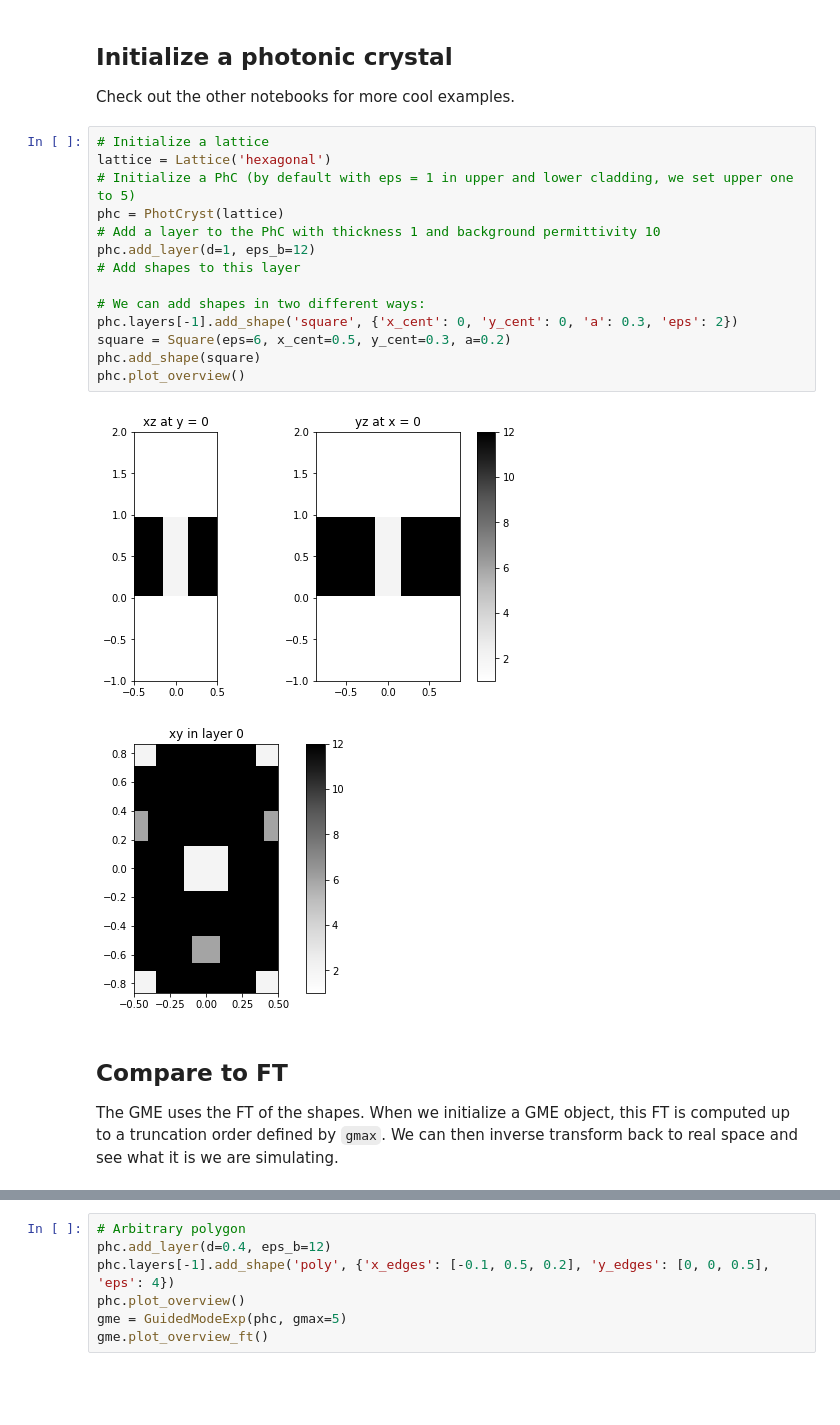
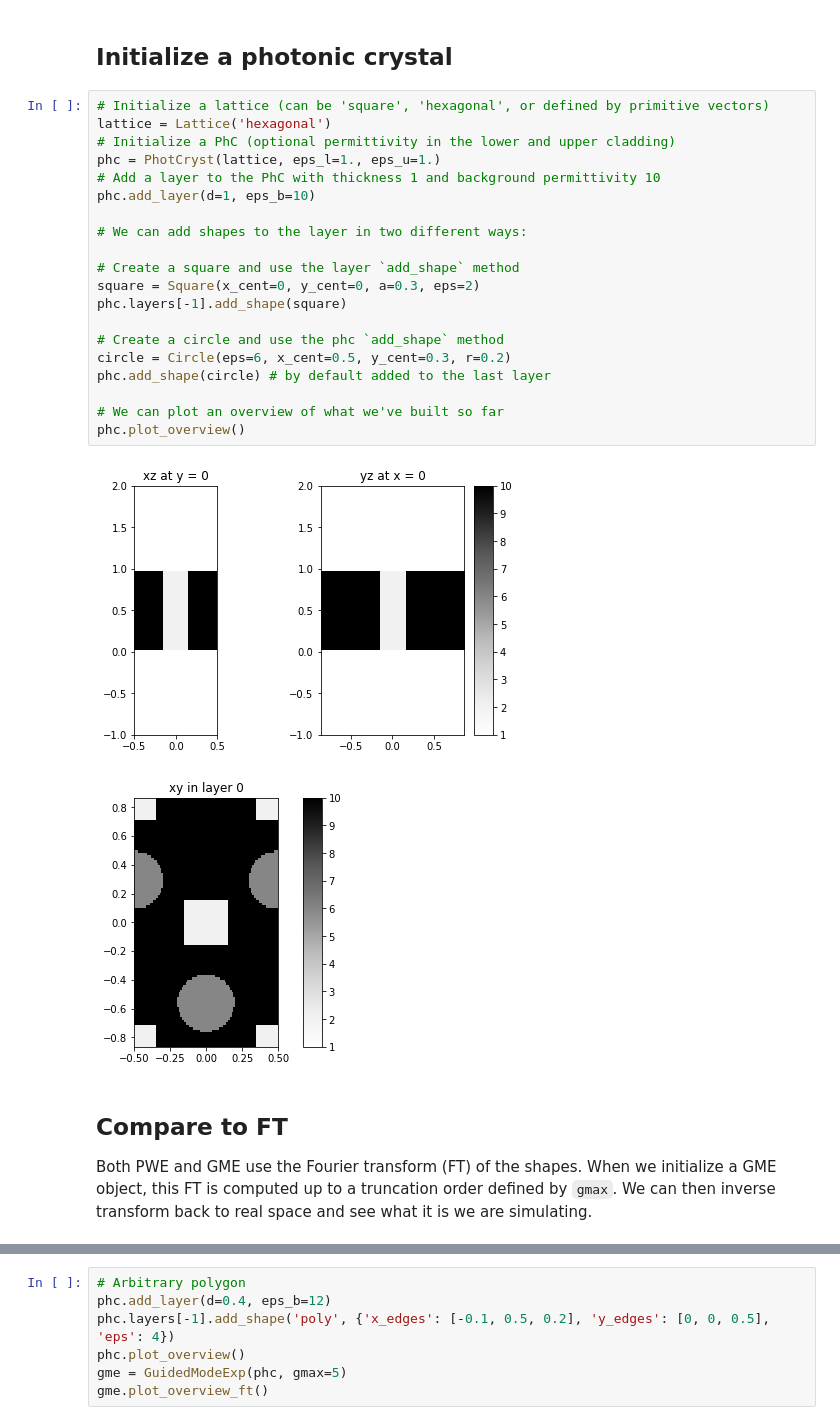
Before and after one commit to fancompute/legume, a Jupyter notebook: Notebooks/Demo_shapes_layers.ipynb, the cells around one changed output, grey strips where cells are left out. Drawn from its saved outputs; the diff is of its cells as text; blank space fills up the shorter version.

```diff
--- a/Notebooks/Demo_shapes.ipynb
+++ b/Notebooks/Demo_shapes_layers.ipynb
@@ -14,28 +14,32 @@ from pygme.gme import GuidedModeExp
 from pygme.utils import plot_reciprocal
 # %% [markdown]
 ## Initialize a photonic crystal
-
-Check out the other notebooks for more cool examples.
 # %%
-# Initialize a lattice
+# Initialize a lattice (can be 'square', 'hexagonal', or defined by primitive vectors)
 lattice = Lattice('hexagonal')
-# Initialize a PhC (by default with eps = 1 in upper and lower cladding, we set upper one to 5)
-phc = PhotCryst(lattice)
+# Initialize a PhC (optional permittivity in the lower and upper cladding)
+phc = PhotCryst(lattice, eps_l=1., eps_u=1.)
 # Add a layer to the PhC with thickness 1 and background permittivity 10
-phc.add_layer(d=1, eps_b=12)
-# Add shapes to this layer
+phc.add_layer(d=1, eps_b=10)
 
-# We can add shapes in two different ways:
-phc.layers[-1].add_shape('square', {'x_cent': 0, 'y_cent': 0, 'a': 0.3, 'eps': 2})
-square = Square(eps=6, x_cent=0.5, y_cent=0.3, a=0.2)
-phc.add_shape(square)
+# We can add shapes to the layer in two different ways:
+
+# Create a square and use the layer `add_shape` method
+square = Square(x_cent=0, y_cent=0, a=0.3, eps=2)
+phc.layers[-1].add_shape(square)
+
+# Create a circle and use the phc `add_shape` method
+circle = Circle(eps=6, x_cent=0.5, y_cent=0.3, r=0.2)
+phc.add_shape(circle) # by default added to the last layer
+
+# We can plot an overview of what we've built so far
 phc.plot_overview()
 # %% [output]
-[figure, old version]
+[figure, new version]
-[figure, old version]
+[figure, new version]
 # %% [markdown]
 ## Compare to FT
-The GME uses the FT of the shapes. When we initialize a GME object, this FT is computed up to a truncation order defined by `gmax`. We can then inverse transform back to real space and see what it is we are simulating.
+Both PWE and GME use the Fourier transform (FT) of the shapes. When we initialize a GME object, this FT is computed up to a truncation order defined by `gmax`. We can then inverse transform back to real space and see what it is we are simulating.
 # %%
 gme = GuidedModeExp(phc, gmax=5)
 gme.plot_overview_ft()
```
Also changed, not shown: parts of 6 cells of this notebook, 9 other files.
